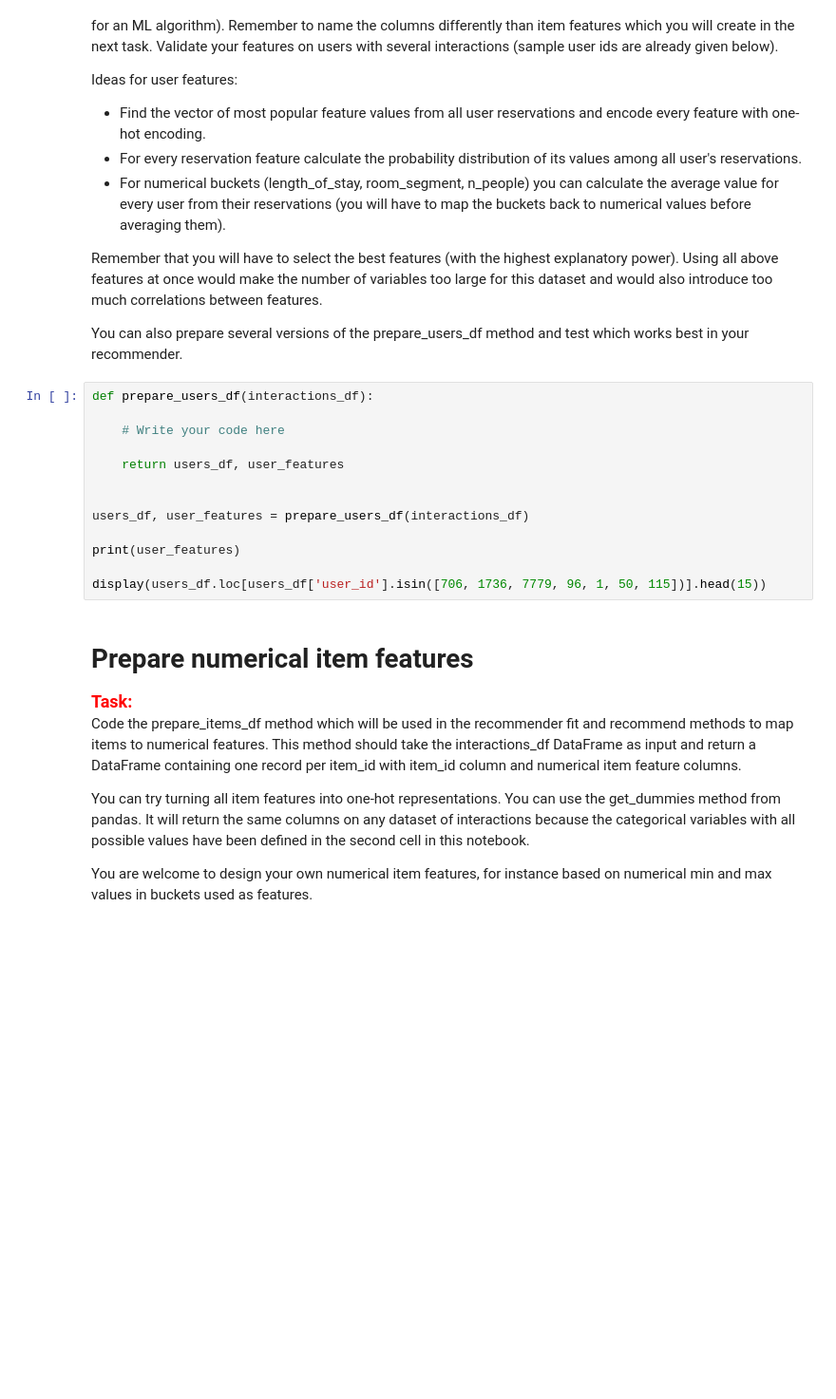
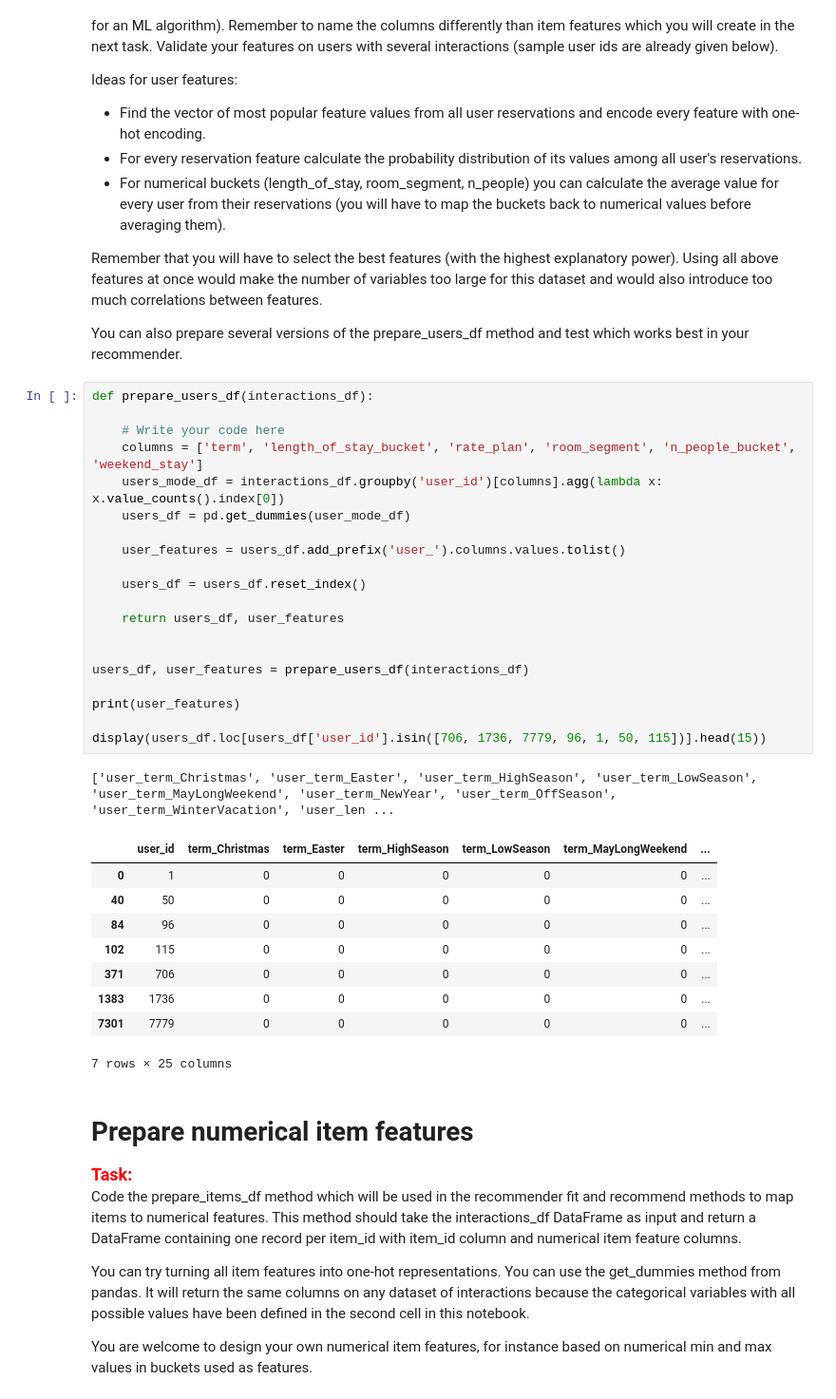
Before and after one commit to dansilecki/recommender-systems-project1, a Jupyter notebook: project_1_recommender_and_evaluation.ipynb, the cells around one changed output. Shown: that part at 95% size. Cells and saved outputs as stored; diff of their text form; blank space fills up the shorter version.

Commit message:
prepare users and items done

```diff
--- a/project_1_recommender_and_evaluation.ipynb
+++ b/project_1_recommender_and_evaluation.ipynb
@@ -88,16 +91,34 @@ You can also prepare several versions of the prepare_users_df method and test wh
 # %%
 def prepare_users_df(interactions_df):
 
     # Write your code here
+    columns = ['term', 'length_of_stay_bucket', 'rate_plan', 'room_segment', 'n_people_bucket', 'weekend_stay']
+    users_mode_df = interactions_df.groupby('user_id')[columns].agg(lambda x: x.value_counts().index[0])
+    users_df = pd.get_dummies(user_mode_df)
+
+    user_features = users_df.add_prefix('user_').columns.values.tolist()
+
+    users_df = users_df.reset_index()
 
     return users_df, user_features
 
 
 users_df, user_features = prepare_users_df(interactions_df)
 
 print(user_features)
 
 display(users_df.loc[users_df['user_id'].isin([706, 1736, 7779, 96, 1, 50, 115])].head(15))
+# %% [output]
+['user_term_Christmas', 'user_term_Easter', 'user_term_HighSeason', 'user_term_LowSeason', 'user_term_MayLongWeekend', 'user_term_NewYear', 'user_term_OffSeason', 'user_term_WinterVacation', 'user_len ...
+|  | user_id | term_Christmas | term_Easter | term_HighSeason | term_LowSeason | term_MayLongWeekend | ... |
+| 0 | 1 | 0 | 0 | 0 | 0 | 0 | ... |
+| 40 | 50 | 0 | 0 | 0 | 0 | 0 | ... |
+| 84 | 96 | 0 | 0 | 0 | 0 | 0 | ... |
+| 102 | 115 | 0 | 0 | 0 | 0 | 0 | ... |
+| 371 | 706 | 0 | 0 | 0 | 0 | 0 | ... |
+| 1383 | 1736 | 0 | 0 | 0 | 0 | 0 | ... |
+| 7301 | 7779 | 0 | 0 | 0 | 0 | 0 | ... |
+7 rows × 25 columns
 # %% [markdown]
 # Prepare numerical item features
 
```
Also changed, not shown: parts of 2 cells of this notebook.
